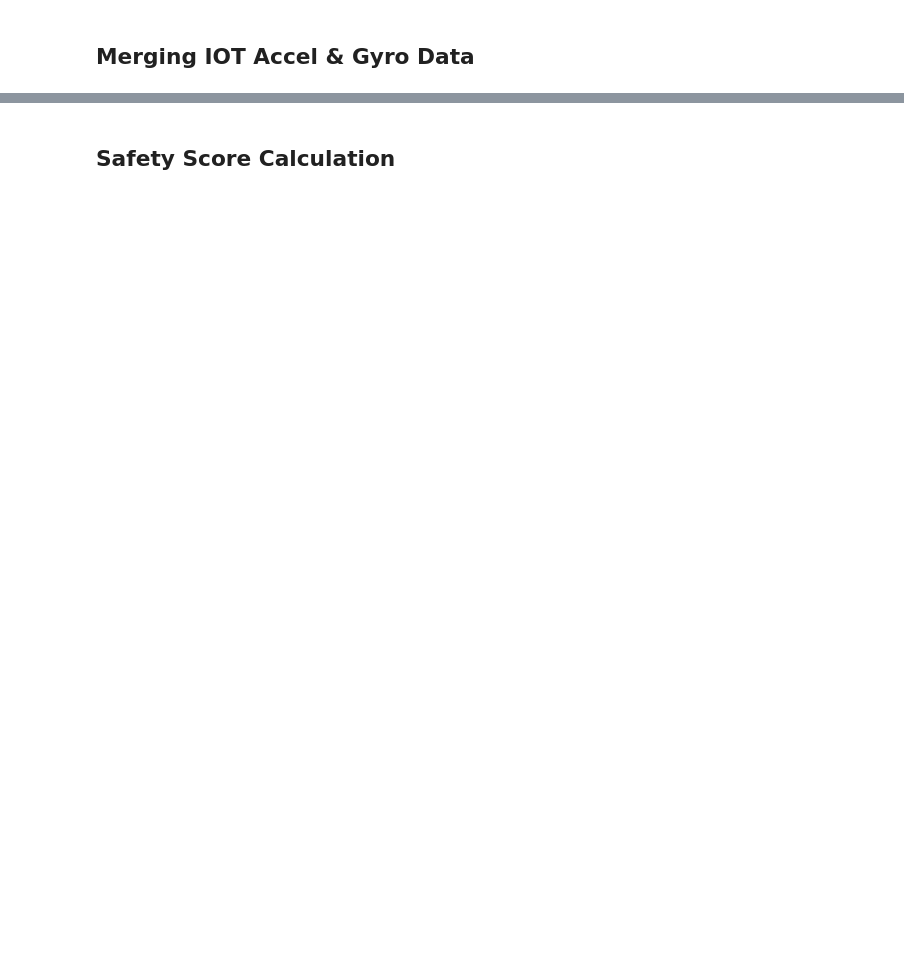
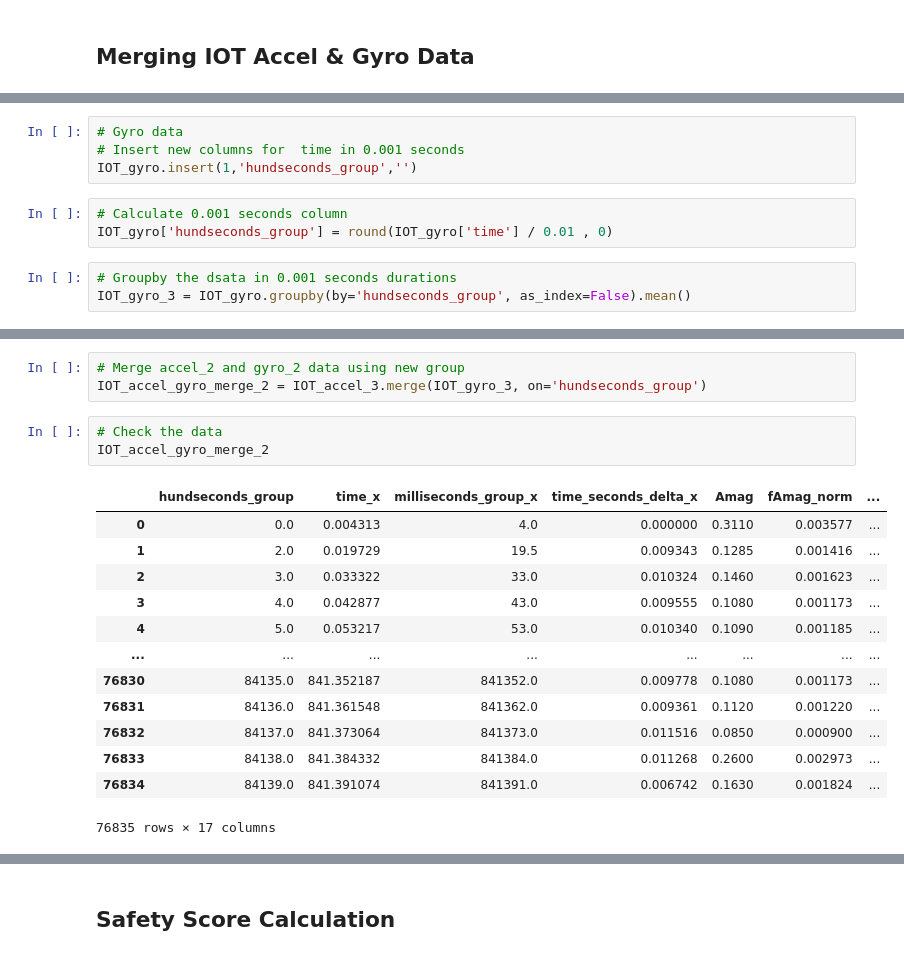
Before and after one commit to ttuncay/Zoomo-Project_LEVeraging-Data-Team, a Jupyter notebook: Data Analysis Step 3 Incident Prediction On Unlabelled Data/Data Analysis Step 3 Incident Prediction On Unlabelled Data_v2.ipynb, the cells around one changed output, grey strips where cells are left out. Saved outputs shown, nothing was run; the diff lists cells and outputs as text; blank space fills up the shorter version.

```diff
--- a/Data Analysis Step 3 Incident Prediction On Unlabelled Data/Data Analysis Step 3 Incident Prediction On Unlabelled Data_v2.ipynb
+++ b/Data Analysis Step 3 Incident Prediction On Unlabelled Data/Data Analysis Step 3 Incident Prediction On Unlabelled Data_v2.ipynb
@@ -1316,0 +1438,10 @@ IOT_accel_gyro_merge
+# %%
+# Gyro data
+# Insert new columns for  time in 0.001 seconds
+IOT_gyro.insert(1,'hundseconds_group','')
+# %%
+# Calculate 0.001 seconds column
+IOT_gyro['hundseconds_group'] = round(IOT_gyro['time'] / 0.01 , 0)
+# %%
+# Groupby the dsata in 0.001 seconds durations
+IOT_gyro_3 = IOT_gyro.groupby(by='hundseconds_group', as_index=False).mean()
@@ -1316,0 +1458,20 @@ IOT_accel_gyro_merge
+# %%
+# Merge accel_2 and gyro_2 data using new group
+IOT_accel_gyro_merge_2 = IOT_accel_3.merge(IOT_gyro_3, on='hundseconds_group')
+# %%
+# Check the data
+IOT_accel_gyro_merge_2
+# %% [output]
+|  | hundseconds_group | time_x | milliseconds_group_x | time_seconds_delta_x | Amag | fAmag_norm | ... |
+| 0 | 0.0 | 0.004313 | 4.0 | 0.000000 | 0.3110 | 0.003577 | ... |
+| 1 | 2.0 | 0.019729 | 19.5 | 0.009343 | 0.1285 | 0.001416 | ... |
+| 2 | 3.0 | 0.033322 | 33.0 | 0.010324 | 0.1460 | 0.001623 | ... |
+| 3 | 4.0 | 0.042877 | 43.0 | 0.009555 | 0.1080 | 0.001173 | ... |
+| 4 | 5.0 | 0.053217 | 53.0 | 0.010340 | 0.1090 | 0.001185 | ... |
+| ... | ... | ... | ... | ... | ... | ... | ... |
+| 76830 | 84135.0 | 841.352187 | 841352.0 | 0.009778 | 0.1080 | 0.001173 | ... |
+| 76831 | 84136.0 | 841.361548 | 841362.0 | 0.009361 | 0.1120 | 0.001220 | ... |
+| 76832 | 84137.0 | 841.373064 | 841373.0 | 0.011516 | 0.0850 | 0.000900 | ... |
+| 76833 | 84138.0 | 841.384332 | 841384.0 | 0.011268 | 0.2600 | 0.002973 | ... |
+| 76834 | 84139.0 | 841.391074 | 841391.0 | 0.006742 | 0.1630 | 0.001824 | ... |
+76835 rows × 17 columns
```
Also changed, not shown: parts of 63 cells of this notebook, 4 other files.
